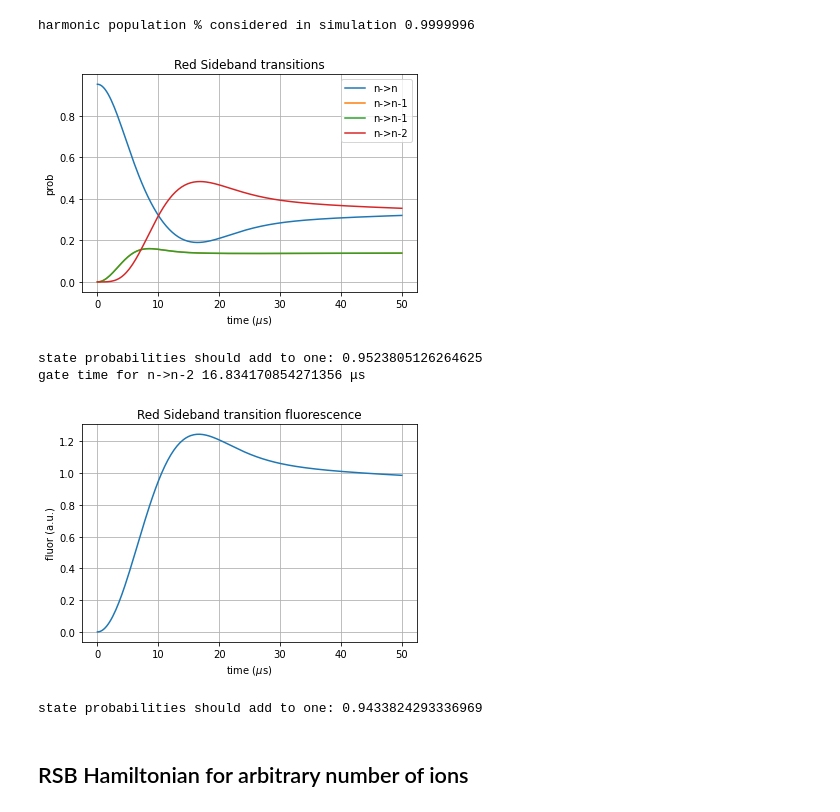
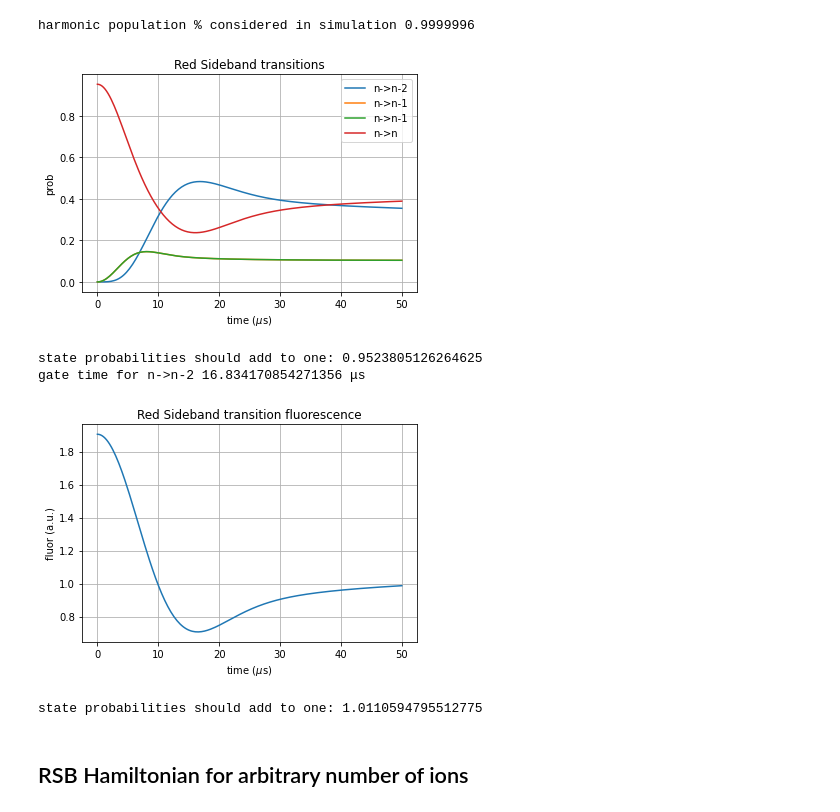
Before and after one commit to ajrazander/trapped-ion-numerics, a Jupyter notebook: sideband cooling/Multi-ion cooling.ipynb, the cells around one changed output. Drawn from its saved outputs; the diff is of its cells as text; code cells hidden in the pictures.

```diff
--- a/sideband cooling/Multi-ion cooling.ipynb
+++ b/sideband cooling/Multi-ion cooling.ipynb
@@ -9,6 +9,13 @@ from scipy.linalg import expm
 import matplotlib.pyplot as plt
 
 from tqdm import tqdm
+# %%
+# Returns list of column vectors (2D arrays) of pure states
+def compute_pure_states(n_states):
+    states = []
+    for state in np.eye(n_states):
+        states.append(state[np.newaxis].T) # Turn 1D arrays into 2D column vectors
+    return states
 # %% [markdown]
 ## RSB Hamiltonians
 2 ions
@@ -19,10 +26,10 @@ Omega = 2*np.pi / (2*1e-6)
 
 # 2 ion RSB Hamiltonian
 def compute_Hrsb2(Omega, eta, n):
-    H_rsb = 1j * eta*Omega/2 * np.array([[0, np.sqrt(n), np.sqrt(n),0],
-                    [-np.sqrt(n), 0, 0, np.sqrt(n-1)],
-                    [-np.sqrt(n), 0, 0, np.sqrt(n-1)],
-                    [0, -np.sqrt(n-1), -np.sqrt(n-1), 0]])
+    H_rsb = 1j*eta*Omega/2 * np.array([[0, -np.sqrt(n), -np.sqrt(n),0],
+                    [np.sqrt(n), 0, 0, -np.sqrt(n-1)],
+                    [np.sqrt(n), 0, 0, -np.sqrt(n-1)],
+                    [0, np.sqrt(n-1), np.sqrt(n-1), 0]])
     return H_rsb
 
 H_rsb2 = compute_Hrsb2(Omega, eta, n)
@@ -43,7 +50,7 @@ For a particular harmonic state
 ts = np.linspace(0, 10, 200)*1e-6
 start_states = [np.array([[1,0,0,0]]).T, np.array([[0,1,0,0]]).T, np.array([[0,0,1,0]]).T, np.array([[0,0,0,1]]).T]
 
-end_state = np.array([[1,0,0,0]]).T
+end_state = np.array([[0,0,0,1]]).T  # 0001 is the |down, down; n,k> state
 
 # H is the Hamiltonian/hbar
 # Assumes start_state and end_state are column vectors. end_state will be conjugated in function
@@ -101,8 +108,8 @@ Omega = 2*np.pi / (2*10e-6)
 
 # Simulation parameters
 ts = np.linspace(0, 50, 200)*1e-6
-start_state = np.array([[1,0,0,0]]).T
-end_states = [np.array([[1,0,0,0]]).T, np.array([[0,1,0,0]]).T, np.array([[0,0,1,0]]).T, np.array([[0,0,0,1]]).T]
+start_state = np.array([[0,0,0,1]]).T  # |down down; n, k>
+end_states = compute_pure_states(4)
 
 print('harmonic population % considered in simulation', np.round(np.sum(p_ns), 7))
 
@@ -129,17 +136,17 @@ harmonic population % considered in simulation 0.9999996
 # %%
 plt.plot(ts*1e6, np.transpose(probs_states))
 plt.xlabel(r'time ($\mu$s)')
 plt.ylabel('prob')
 plt.title('Red Sideband transitions')
-plt.legend(['n->n', 'n->n-1', 'n->n-1', 'n->n-2'])
+plt.legend(['n->n-2', 'n->n-1', 'n->n-1', 'n->n'])
 plt.grid()
 plt.show()
 
 # Confirm probabilities add to 1
 print('state probabilities should add to one:', np.sum(np.transpose(probs_states))/len(ts))
-print('gate time for n->n-2', ts[np.argmax(np.transpose(probs_states)[:,-1])]*1e6,'\u03BCs')
+print('gate time for n->n-2', ts[np.argmax(np.transpose(probs_states)[:,0])]*1e6,'\u03BCs')
 # %% [output]
-[figure, old version]
+[figure, new version]
 state probabilities should add to one: 0.9523805126264625
 gate time for n->n-2 16.834170854271356 μs
 # %%
@@ -153,8 +160,8 @@ plt.show()
 # Confirm probabilities add to 1
 print('state probabilities should add to one:', np.sum(probs_all_states)/len(ts))
 # %% [output]
-[figure, old version]
+[figure, new version]
-state probabilities should add to one: 0.9433824293336969
+state probabilities should add to one: 1.0110594795512775
 # %% [markdown]
 ## RSB Hamiltonian for arbitrary number of ions
 # %%
```
Also changed, not shown: parts of 10 cells of this notebook.
